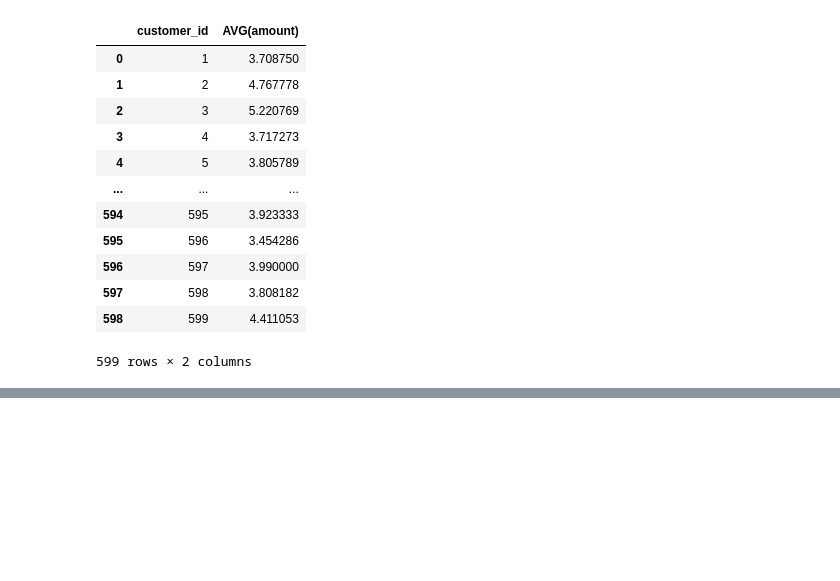
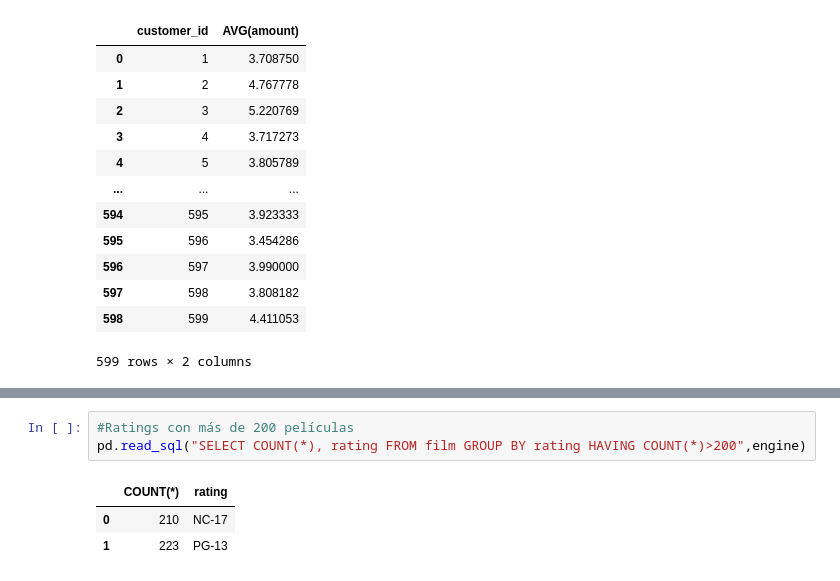
Before and after one commit to preciii7/practica_programacion, a Jupyter notebook: sql/ejercicios_sakila.ipynb, the cells around one changed output, grey strips where cells are left out. Drawn from its saved outputs; the diff is of its cells as text; blank space fills up the shorter version.

```diff
--- a/sql/ejercicios_sakila.ipynb
+++ b/sql/ejercicios_sakila.ipynb
@@ -312,0 +329,7 @@ pd.read_sql("SELECT customer_id, AVG(amount) FROM payment GROUP BY customer_id",
+# %%
+#Ratings con más de 200 películas
+pd.read_sql("SELECT COUNT(*), rating FROM film GROUP BY rating HAVING COUNT(*)>200",engine)
+# %% [output]
+|  | COUNT(*) | rating |
+| 0 | 210 | NC-17 |
+| 1 | 223 | PG-13 |
```
Also changed, not shown: parts of 1 cell of this notebook, 1 other file.
